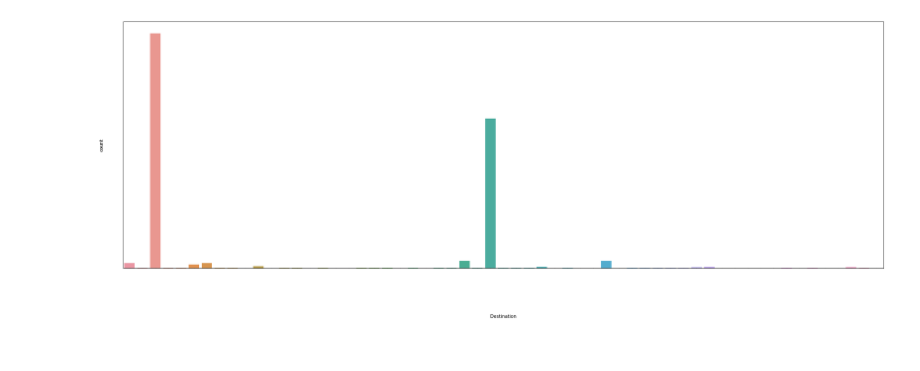
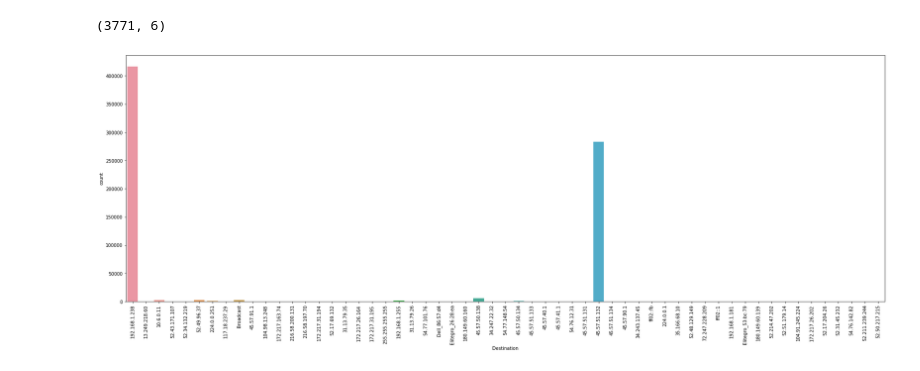
Before and after one commit to ssahaxd/IITM_Internship_2019, a Jupyter notebook: code_d.ipynb, the cells around one changed output. Cells and saved outputs as stored; diff of their text form; code cells hidden in the pictures.

```diff
--- a/code_d.ipynb
+++ b/code_d.ipynb
@@ -12,11 +12,11 @@ import matplotlib.pyplot as plt
 %matplotlib inline
 # sns.set(style="darkgrid")
 # %%
-pcap_file ="./lab-pc/trace3/trace3.raw"
-csv_file = "./lab-pc/trace3/trace3.csv"
+pcap_file ="../firefox03/firefox03.raw"
+csv_file = "../firefox03/firefox03.csv"
 if not os.path.exists(csv_file):
     tshark_cmd = 'tshark -T fields -e _ws.col.No. -e _ws.col.Time -e _ws.col.Source -e _ws.col.Destination -e _ws.col.tls_len -e _ws.col.Info -E header=y -E separator="\t" -E quote=d -E occurrence=f -r {} > {}'.format(pcap_file, csv_file)
-    os.system(tshark_cmd);
+    os.system(tshark_cmd)
 # %%
 pcap_main = read_csv(csv_file,sep="\t", index_col=None, encoding='utf-8')
 pcap_main.rename(index=str, columns={"_ws.col.No.": "No", "_ws.col.Time": "Time","_ws.col.Source": "Source","_ws.col.Destination": "Destination", "_ws.col.tls_len": "tls_len","_ws.col.Info": "Info"}, inplace=True);
@@ -37,12 +60,15 @@ pcap_get = pcap_main[pcap_main['Destination']== nf_ip]
+# %%
+pcap_get.shape
+# %% [output]
+(3771, 6)
 # %%
+# request per ip plot
 plt.figure(figsize=(30 ,10))
 ax = sns.countplot(x="Destination", data=pcap_main)
 plt.xticks(rotation=90)
 plt.rcParams['xtick.labelsize'] = 15
-plt.tick_params(axis='x', colors='white')
-plt.tick_params(axis='y', colors='white')
 # %% [output]
-[figure, old version]
+[figure, new version]
 # %%
 # countng number of packets arived at a particular time (sec)
 pkt_cnt = [0] # number of Packets at i'th sec
```
Also changed, not shown: parts of 21 cells of this notebook.
